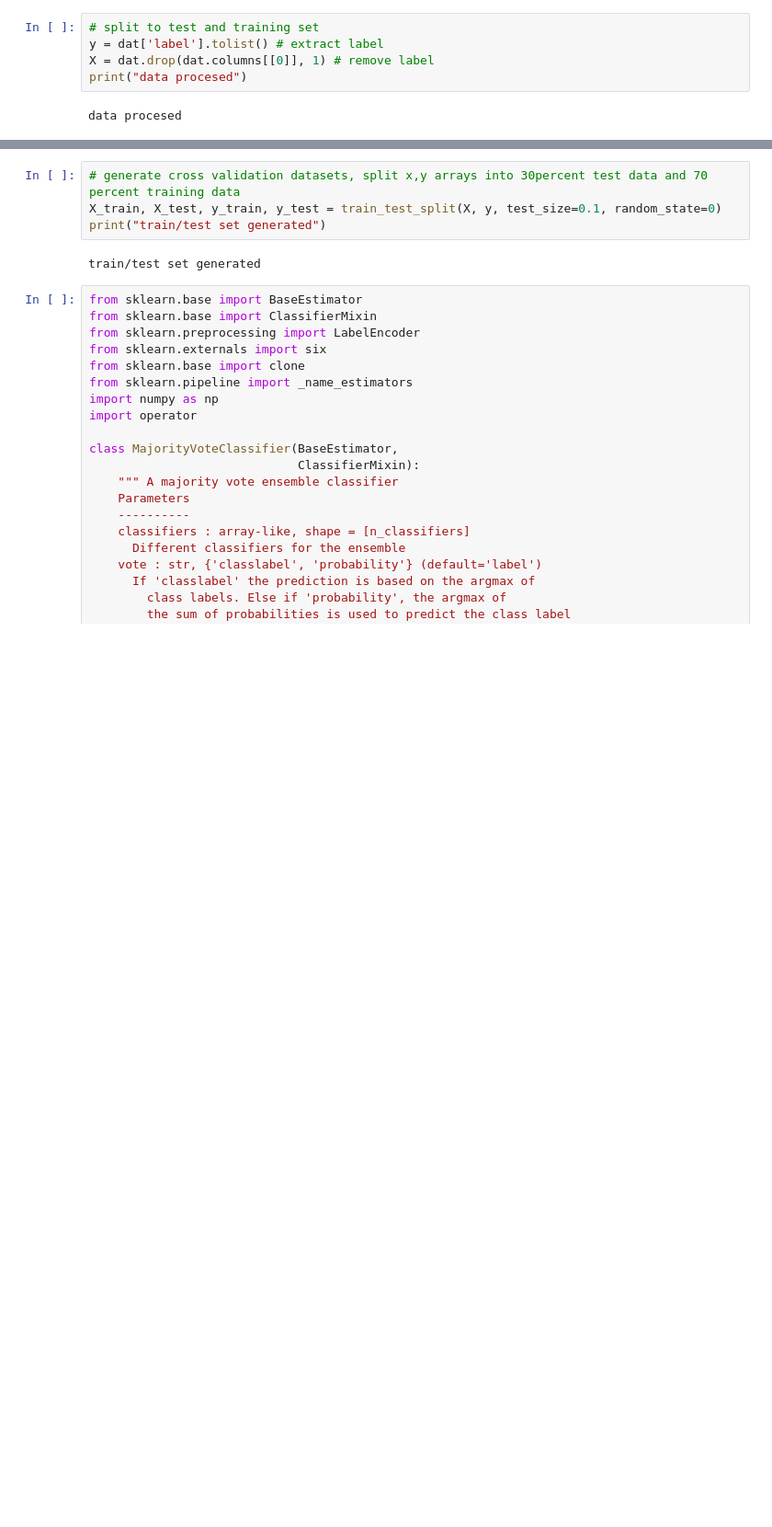
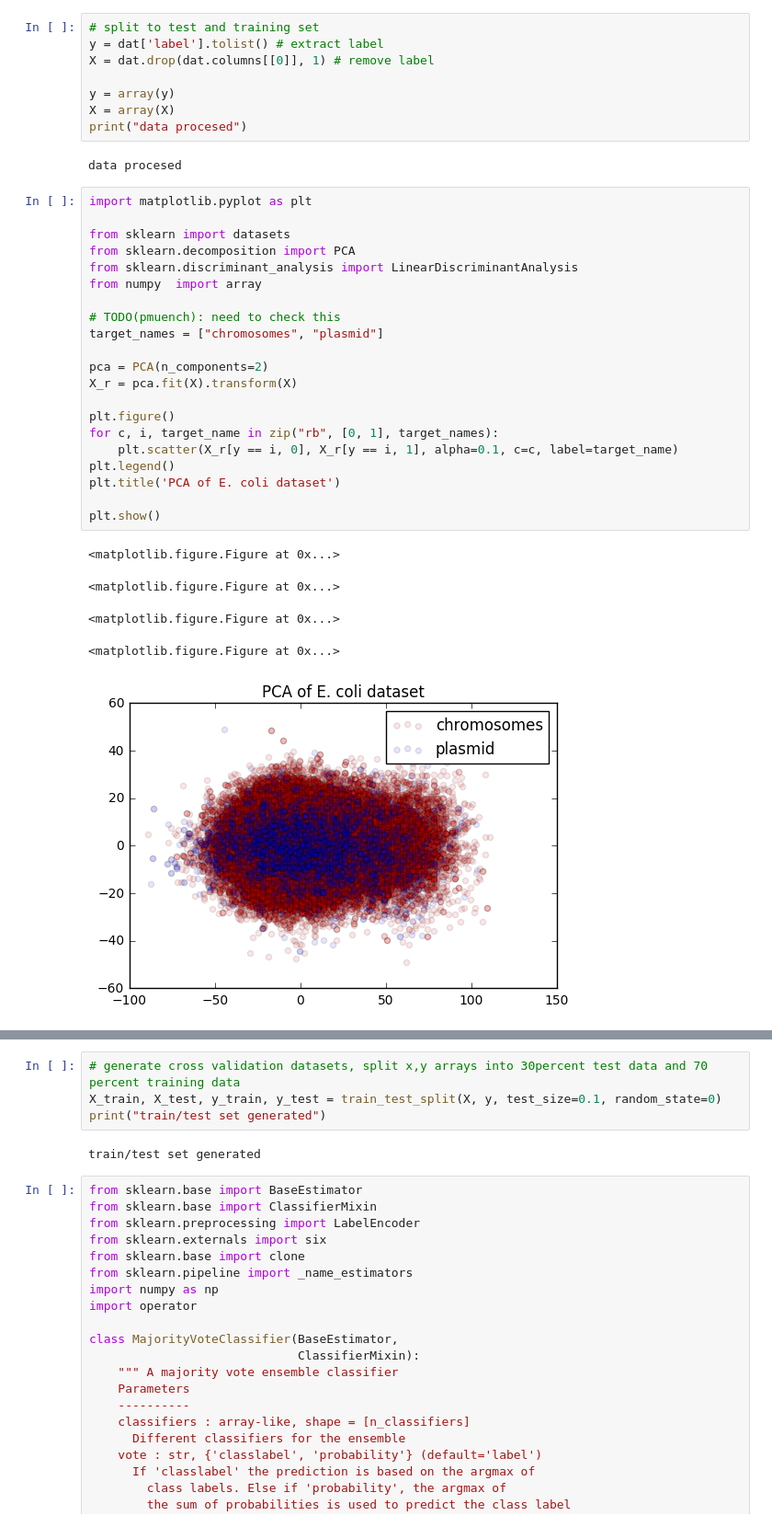
Before and after one commit to philippmuench/plasmidminer, a Jupyter notebook: train.ipynb, the cells around one changed output, grey strips where cells are left out. Shown at 92% size. Saved outputs shown, nothing was run; the diff lists cells and outputs as text; blank space fills up the shorter version.

```diff
--- a/train.ipynb
+++ b/train.ipynb
@@ -53,6 +48,36 @@ limit dataset size to 3006
 # split to test and training set
 y = dat['label'].tolist() # extract label
 X = dat.drop(dat.columns[[0]], 1) # remove label
+
+y = array(y)
+X = array(X)
 print("data procesed")
 # %% [output]
 data procesed
+# %%
+import matplotlib.pyplot as plt
+
+from sklearn import datasets
+from sklearn.decomposition import PCA
+from sklearn.discriminant_analysis import LinearDiscriminantAnalysis
+from numpy  import array
+
+# TODO(pmuench): need to check this
+target_names = ["chromosomes", "plasmid"]
+
+pca = PCA(n_components=2)
+X_r = pca.fit(X).transform(X)
+
+plt.figure()
+for c, i, target_name in zip("rb", [0, 1], target_names):
+    plt.scatter(X_r[y == i, 0], X_r[y == i, 1], alpha=0.1, c=c, label=target_name)
+plt.legend()
+plt.title('PCA of E. coli dataset')
+
+plt.show()
+# %% [output]
+<matplotlib.figure.Figure at 0x...>
+<matplotlib.figure.Figure at 0x...>
+<matplotlib.figure.Figure at 0x...>
+<matplotlib.figure.Figure at 0x...>
+[figure, added]
```
Also changed, not shown: parts of 14 cells of this notebook.
